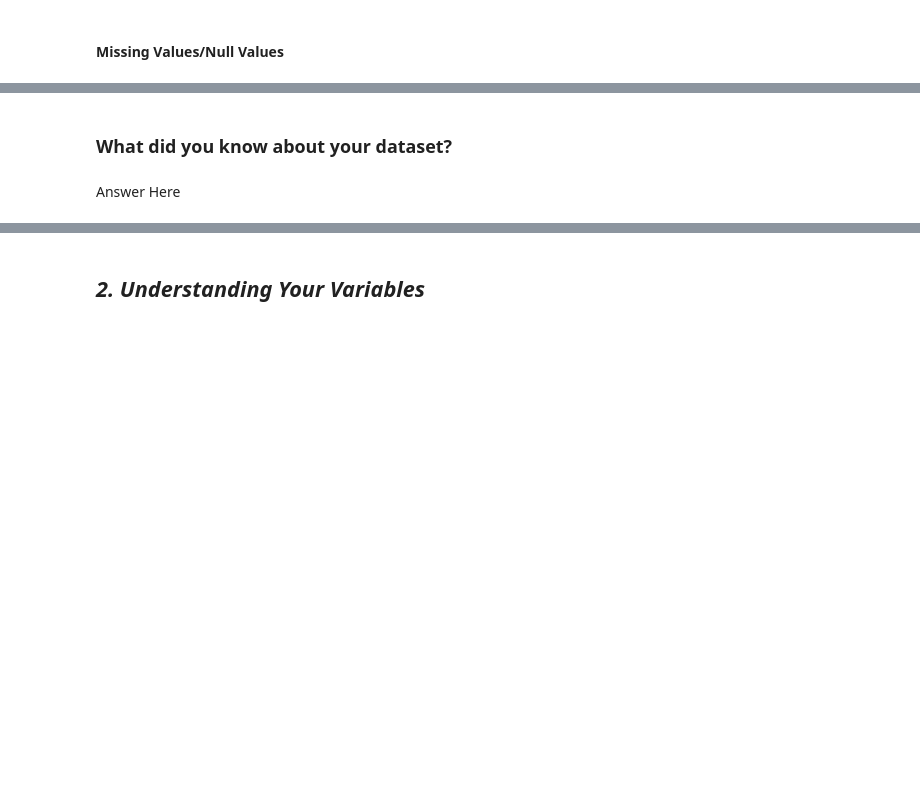
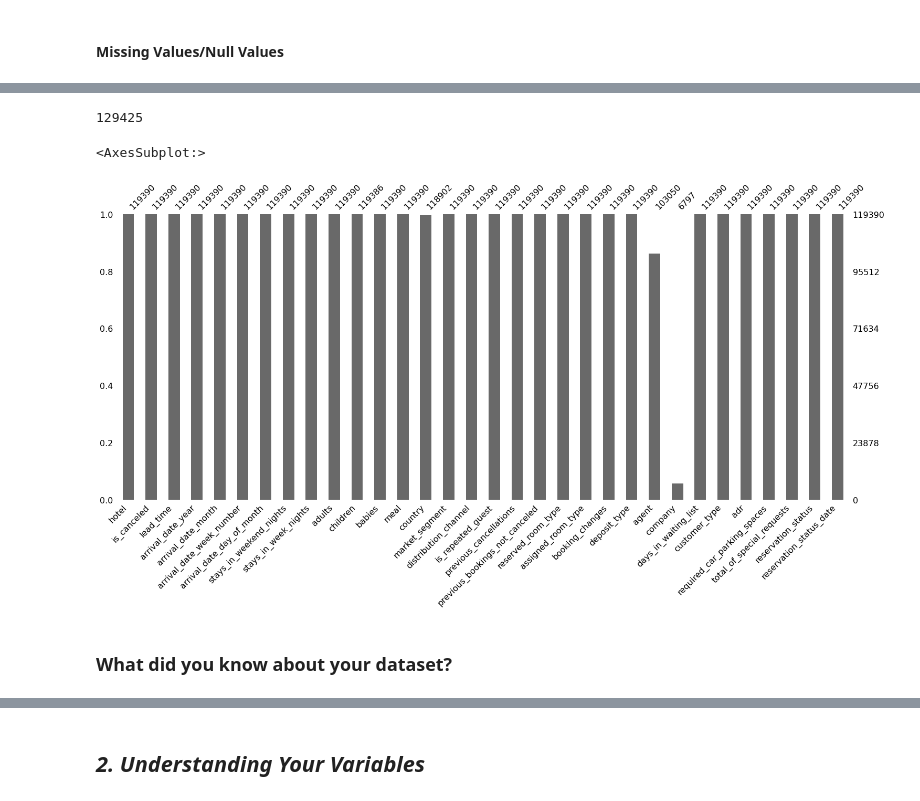
Before and after one commit to fadakenitin/Capstone_ProjectEDA, a Jupyter notebook: Copy_of_Sample_EDA_Submission_Template.ipynb, the cells around one changed output, grey strips where cells are left out. Drawn from its saved outputs; the diff is of its cells as text; code cells hidden in the pictures; blank space fills up the shorter version.

```diff
--- a/Copy_of_Sample_EDA_Submission_Template.ipynb
+++ b/Copy_of_Sample_EDA_Submission_Template.ipynb
@@ -76,3 +95,7 @@ M - Multivariate Analysis
+# %%
+# Load Dataset
+file_path='/content/contentdrive/MyDrive/Hotel Bookings.csv'
+data=pd.read_csv(file_path)
 # %% [markdown]
 ### Dataset First View
 # %%
@@ -96,6 +173,14 @@ M - Multivariate Analysis
+# %%
+#Total missing values intire dataframe
+
+data.isna().sum().sum()
+# %% [output]
+129425
 # %%
 # Visualizing the missing values
+msno.bar(data)
+# %% [output]
+<AxesSubplot:>
+[figure, added]
 # %% [markdown]
 ### What did you know about your dataset?
-# %% [markdown]
-Answer Here
```
Also changed, not shown: parts of 56 cells of this notebook.
